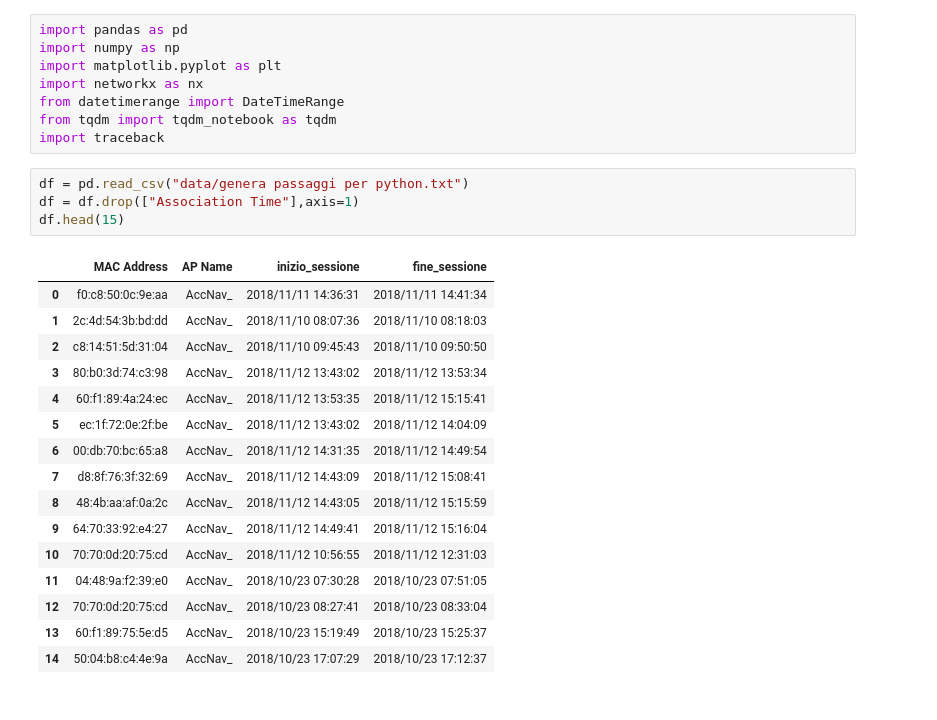
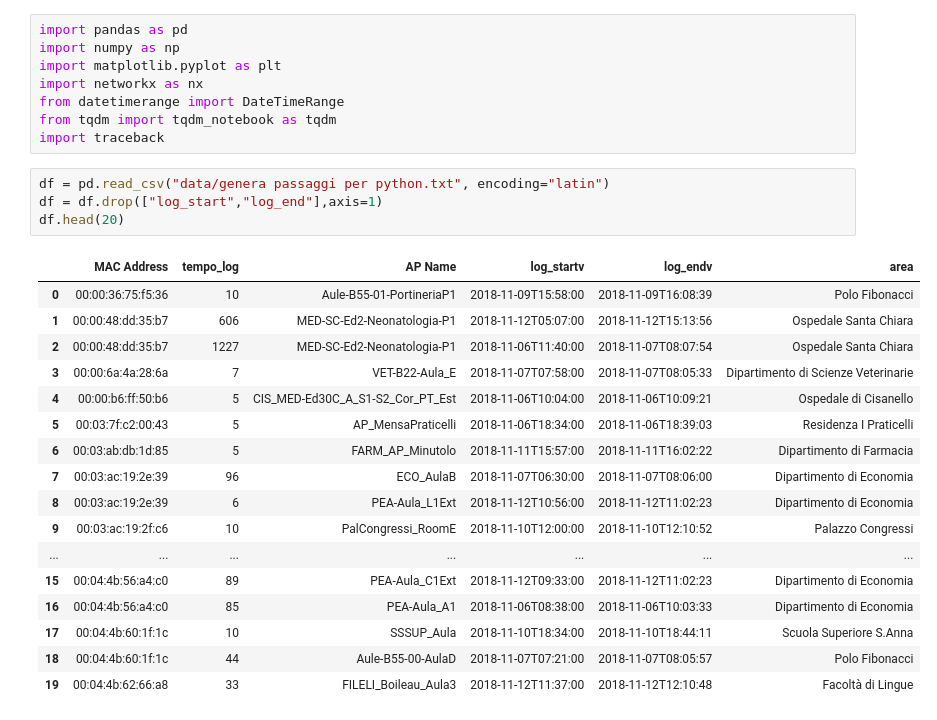
Before and after one commit to ettorepuccetti/SocialMining, a Jupyter notebook: SocialNetwork.ipynb, the cells around one changed output. Cells and saved outputs as stored; diff of their text form.

```diff
--- a/SocialNetwork.ipynb
+++ b/SocialNetwork.ipynb
@@ -7,23 +7,24 @@ from datetimerange import DateTimeRange
 from tqdm import tqdm_notebook as tqdm
 import traceback
 # %%
-df = pd.read_csv("data/genera passaggi per python.txt")
-df = df.drop(["Association Time"],axis=1)
-df.head(15)
+df = pd.read_csv("data/genera passaggi per python.txt", encoding="latin")
+df = df.drop(["log_start","log_end"],axis=1)
+df.head(20)
 # %% [output]
-|  | MAC Address | AP Name | inizio_sessione | fine_sessione |
-| 0 | f0:c8:50:0c:9e:aa | AccNav_ | 2018/11/11 14:36:31 | 2018/11/11 14:41:34 |
-| 1 | 2c:4d:54:3b:bd:dd | AccNav_ | 2018/11/10 08:07:36 | 2018/11/10 08:18:03 |
-| 2 | c8:14:51:5d:31:04 | AccNav_ | 2018/11/10 09:45:43 | 2018/11/10 09:50:50 |
-| 3 | 80:b0:3d:74:c3:98 | AccNav_ | 2018/11/12 13:43:02 | 2018/11/12 13:53:34 |
-| 4 | 60:f1:89:4a:24:ec | AccNav_ | 2018/11/12 13:53:35 | 2018/11/12 15:15:41 |
-| 5 | ec:1f:72:0e:2f:be | AccNav_ | 2018/11/12 13:43:02 | 2018/11/12 14:04:09 |
-| 6 | 00:db:70:bc:65:a8 | AccNav_ | 2018/11/12 14:31:35 | 2018/11/12 14:49:54 |
-| 7 | d8:8f:76:3f:32:69 | AccNav_ | 2018/11/12 14:43:09 | 2018/11/12 15:08:41 |
-| 8 | 48:4b:aa:af:0a:2c | AccNav_ | 2018/11/12 14:43:05 | 2018/11/12 15:15:59 |
-| 9 | 64:70:33:92:e4:27 | AccNav_ | 2018/11/12 14:49:41 | 2018/11/12 15:16:04 |
-| 10 | 70:70:0d:20:75:cd | AccNav_ | 2018/11/12 10:56:55 | 2018/11/12 12:31:03 |
-| 11 | 04:48:9a:f2:39:e0 | AccNav_ | 2018/10/23 07:30:28 | 2018/10/23 07:51:05 |
-| 12 | 70:70:0d:20:75:cd | AccNav_ | 2018/10/23 08:27:41 | 2018/10/23 08:33:04 |
-| 13 | 60:f1:89:75:5e:d5 | AccNav_ | 2018/10/23 15:19:49 | 2018/10/23 15:25:37 |
-| 14 | 50:04:b8:c4:4e:9a | AccNav_ | 2018/10/23 17:07:29 | 2018/10/23 17:12:37 |
+|  | MAC Address | tempo_log | AP Name | log_startv | log_endv | area |
+| 0 | 00:00:36:75:f5:36 | 10 | Aule-B55-01-PortineriaP1 | 2018-11-09T15:58:00 | 2018-11-09T16:08:39 | Polo Fibonacci |
+| 1 | 00:00:48:dd:35:b7 | 606 | MED-SC-Ed2-Neonatologia-P1 | 2018-11-12T05:07:00 | 2018-11-12T15:13:56 | Ospedale Santa Chiara |
+| 2 | 00:00:48:dd:35:b7 | 1227 | MED-SC-Ed2-Neonatologia-P1 | 2018-11-06T11:40:00 | 2018-11-07T08:07:54 | Ospedale Santa Chiara |
+| 3 | 00:00:6a:4a:28:6a | 7 | VET-B22-Aula_E | 2018-11-07T07:58:00 | 2018-11-07T08:05:33 | Dipartimento di Scienze Veterinarie |
+| 4 | 00:00:b6:ff:50:b6 | 5 | CIS_MED-Ed30C_A_S1-S2_Cor_PT_Est | 2018-11-06T10:04:00 | 2018-11-06T10:09:21 | Ospedale di Cisanello |
+| 5 | 00:03:7f:c2:00:43 | 5 | AP_MensaPraticelli | 2018-11-06T18:34:00 | 2018-11-06T18:39:03 | Residenza I Praticelli |
+| 6 | 00:03:ab:db:1d:85 | 5 | FARM_AP_Minutolo | 2018-11-11T15:57:00 | 2018-11-11T16:02:22 | Dipartimento di Farmacia |
+| 7 | 00:03:ac:19:2e:39 | 96 | ECO_AulaB | 2018-11-07T06:30:00 | 2018-11-07T08:06:00 | Dipartimento di Economia |
+| 8 | 00:03:ac:19:2e:39 | 6 | PEA-Aula_L1Ext | 2018-11-12T10:56:00 | 2018-11-12T11:02:23 | Dipartimento di Economia |
+| 9 | 00:03:ac:19:2f:c6 | 10 | PalCongressi_RoomE | 2018-11-10T12:00:00 | 2018-11-10T12:10:52 | Palazzo Congressi |
+| ... | ... | ... | ... | ... | ... | ... |
+| 15 | 00:04:4b:56:a4:c0 | 89 | PEA-Aula_C1Ext | 2018-11-12T09:33:00 | 2018-11-12T11:02:23 | Dipartimento di Economia |
+| 16 | 00:04:4b:56:a4:c0 | 85 | PEA-Aula_A1 | 2018-11-06T08:38:00 | 2018-11-06T10:03:33 | Dipartimento di Economia |
+| 17 | 00:04:4b:60:1f:1c | 10 | SSSUP_Aula | 2018-11-10T18:34:00 | 2018-11-10T18:44:11 | Scuola Superiore S.Anna |
+| 18 | 00:04:4b:60:1f:1c | 44 | Aule-B55-00-AulaD | 2018-11-07T07:21:00 | 2018-11-07T08:05:57 | Polo Fibonacci |
+| 19 | 00:04:4b:62:66:a8 | 33 | FILELI_Boileau_Aula3 | 2018-11-12T11:37:00 | 2018-11-12T12:10:48 | Facoltà di Lingue |
```
Also changed, not shown: parts of 16 cells of this notebook, 1 other file.
